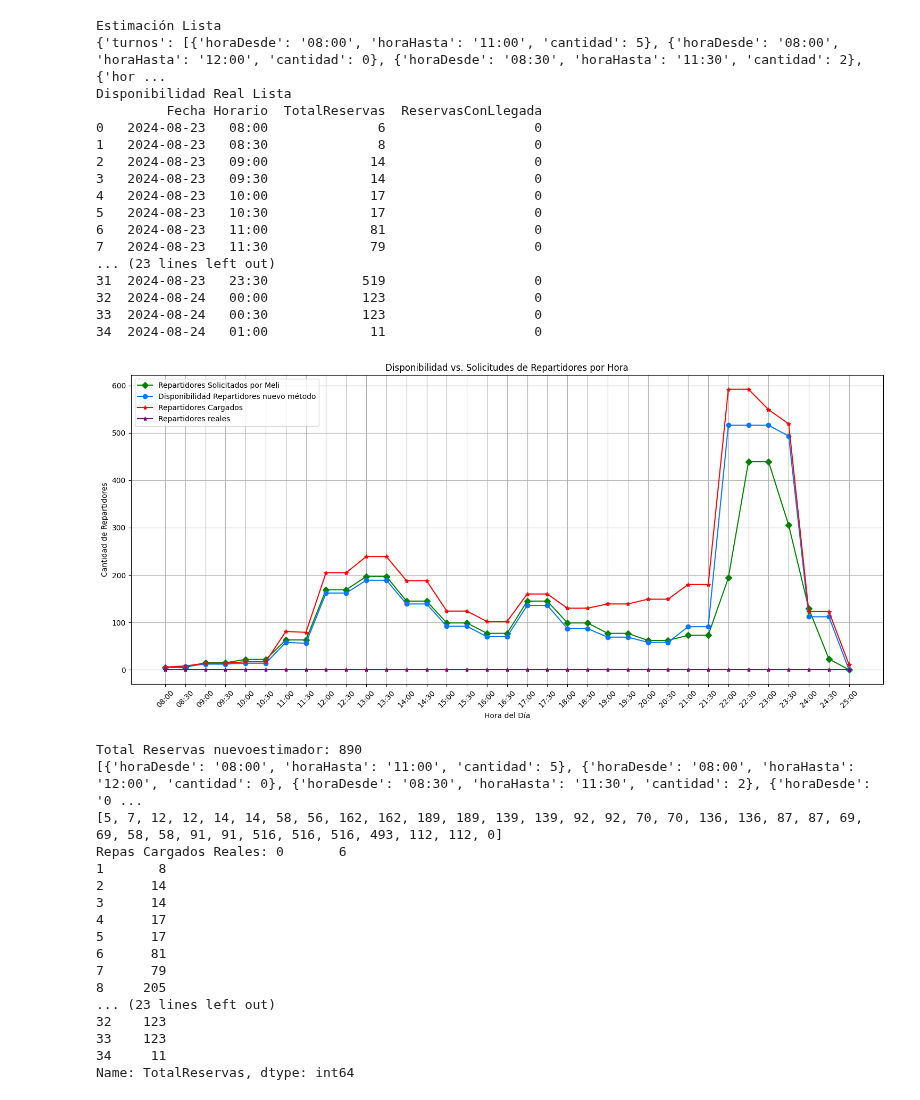
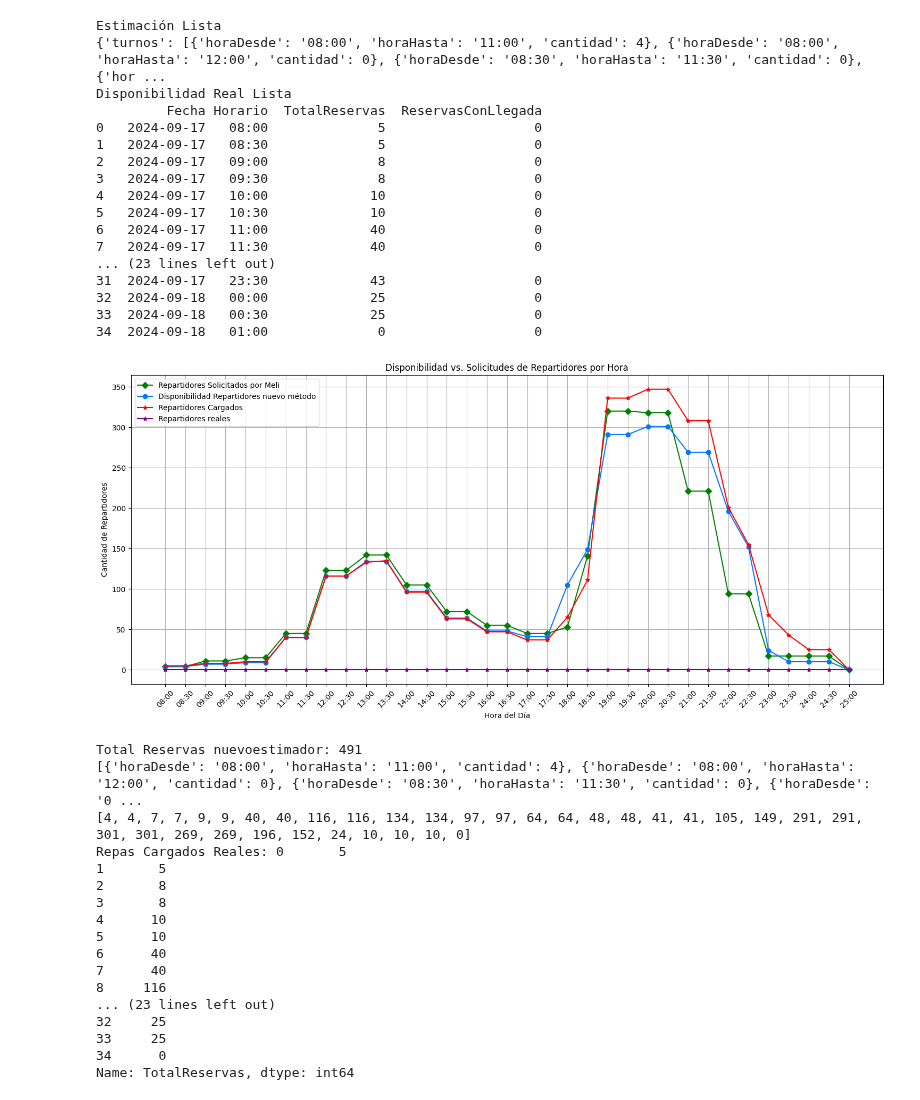
Before and after one commit to gastonmichelotti/EstimadorODS, a Jupyter notebook: TestMeli.ipynb, the cells around one changed output. Cells and saved outputs as stored; diff of their text form; code cells hidden in the pictures.

```diff
--- a/TestMeli.ipynb
+++ b/TestMeli.ipynb
@@ -53,17 +53,18 @@ def Estimar2(fecha, incremento_pct=0, incremento_pct_meli=50, inicio_incremento_
         (18,21),
         (18,22),
         (18.5,22.5),
-        (19,21),
-        (19,22),
+        # (19,21),
+        # (19,22),
         (19,23),
         (19,23.5),
         (20,24),
-        (20,22),
+        # (20,22),
         (20,23),
+        (20,25),
         (21,24),
         (21,25),
-        (21,23),
-        (22,24),
+        # (21,23),
+        # (22,24),
         (22,25),
         (22,25.5)
         ]
@@ -214,62 +215,62 @@ def revisionMeli(fecha, aumento = 0, aumentoDemanda = 50, aumentoDesde = 27, ver
     estimacion = Estimar2(fecha, aumento, aumentoDemanda,aumentoDesde)
     # estimacionVieja = Estimar3(fecha,4,  aumento, aumentoDemanda,aumentoDesde)
     if verbose == True:
         print("Estimación Lista")
         print(estimacion)
 
     # estimacion_original = Estimar2(fecha, duracion, 0, 0, 0)
     # if verbose == True:
     #     print("Estimación no fixeada Lista")
 
     reales = RepasReales(fecha)
     if verbose == True:
         print("Disponibilidad Real Lista")
         print(reales)
 
 
     graficar_resultados(estimacion,reales)
     print( "Total Reservas nuevoestimador:" ,estimacion["totalReservas"])
     # print("Total Reservas vijeas:", estimacionVieja["totalReservas"])
     print(estimacion["turnos"])
     print(estimacion["disponibilidadFinal"])
     print("Repas Cargados Reales:", reales["TotalReservas"])
 
     return estimacion
 
-revision = revisionMeli('23/08', 0, 50, 27)
+revision = revisionMeli('17/09', 0, 50, 27)
 # %% [output]
 Estimación Lista
-{'turnos': [{'horaDesde': '08:00', 'horaHasta': '11:00', 'cantidad': 5}, {'horaDesde': '08:00', 'horaHasta': '12:00', 'cantidad': 0}, {'horaDesde': '08:30', 'horaHasta': '11:30', 'cantidad': 2}, {'hor ...
+{'turnos': [{'horaDesde': '08:00', 'horaHasta': '11:00', 'cantidad': 4}, {'horaDesde': '08:00', 'horaHasta': '12:00', 'cantidad': 0}, {'horaDesde': '08:30', 'horaHasta': '11:30', 'cantidad': 0}, {'hor ...
 Disponibilidad Real Lista
          Fecha Horario  TotalReservas  ReservasConLlegada
-0   2024-08-23   08:00              6                   0
-1   2024-08-23   08:30              8                   0
-2   2024-08-23   09:00             14                   0
-3   2024-08-23   09:30             14                   0
-4   2024-08-23   10:00             17                   0
-5   2024-08-23   10:30             17                   0
-6   2024-08-23   11:00             81                   0
-7   2024-08-23   11:30             79                   0
+0   2024-09-17   08:00              5                   0
+1   2024-09-17   08:30              5                   0
+2   2024-09-17   09:00              8                   0
+3   2024-09-17   09:30              8                   0
+4   2024-09-17   10:00             10                   0
+5   2024-09-17   10:30             10                   0
+6   2024-09-17   11:00             40                   0
+7   2024-09-17   11:30             40                   0
 ... (23 lines left out)
-31  2024-08-23   23:30            519                   0
-32  2024-08-24   00:00            123                   0
-33  2024-08-24   00:30            123                   0
-34  2024-08-24   01:00             11                   0
+31  2024-09-17   23:30             43                   0
+32  2024-09-18   00:00             25                   0
+33  2024-09-18   00:30             25                   0
+34  2024-09-18   01:00              0                   0
-[figure, old version]
+[figure, new version]
-Total Reservas nuevoestimador: 890
-[{'horaDesde': '08:00', 'horaHasta': '11:00', 'cantidad': 5}, {'horaDesde': '08:00', 'horaHasta': '12:00', 'cantidad': 0}, {'horaDesde': '08:30', 'horaHasta': '11:30', 'cantidad': 2}, {'horaDesde': '0 ...
-[5, 7, 12, 12, 14, 14, 58, 56, 162, 162, 189, 189, 139, 139, 92, 92, 70, 70, 136, 136, 87, 87, 69, 69, 58, 58, 91, 91, 516, 516, 516, 493, 112, 112, 0]
-Repas Cargados Reales: 0       6
-1       8
-2      14
-3      14
-4      17
-5      17
-6      81
-7      79
-8     205
+Total Reservas nuevoestimador: 491
+[{'horaDesde': '08:00', 'horaHasta': '11:00', 'cantidad': 4}, {'horaDesde': '08:00', 'horaHasta': '12:00', 'cantidad': 0}, {'horaDesde': '08:30', 'horaHasta': '11:30', 'cantidad': 0}, {'horaDesde': '0 ...
+[4, 4, 7, 7, 9, 9, 40, 40, 116, 116, 134, 134, 97, 97, 64, 64, 48, 48, 41, 41, 105, 149, 291, 291, 301, 301, 269, 269, 196, 152, 24, 10, 10, 10, 0]
+Repas Cargados Reales: 0       5
+1       5
+2       8
+3       8
+4      10
+5      10
+6      40
+7      40
+8     116
 ... (23 lines left out)
-32    123
-33    123
-34     11
+32     25
+33     25
+34      0
 Name: TotalReservas, dtype: int64
```
Also changed, not shown: parts of 1 cell of this notebook, 1 other file.
